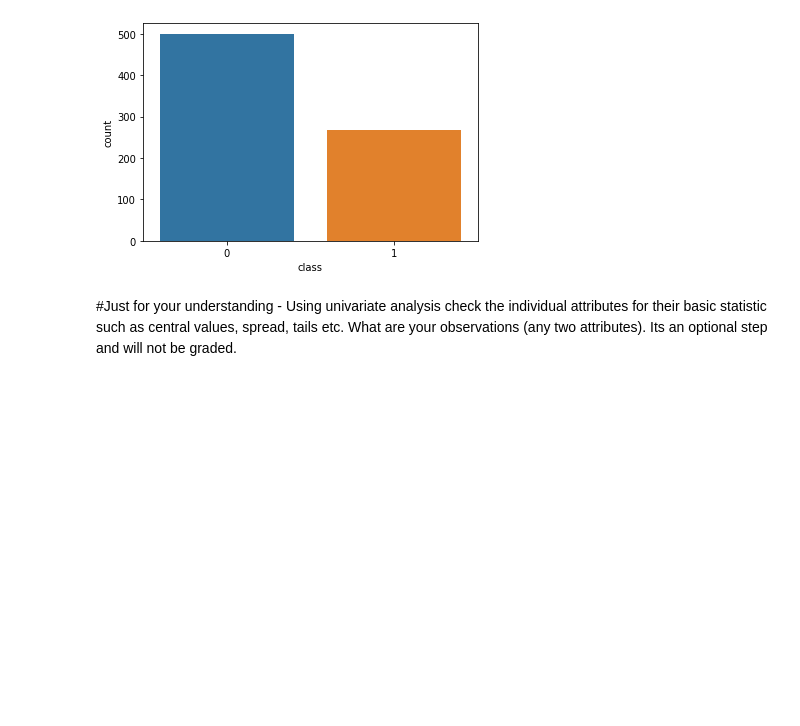
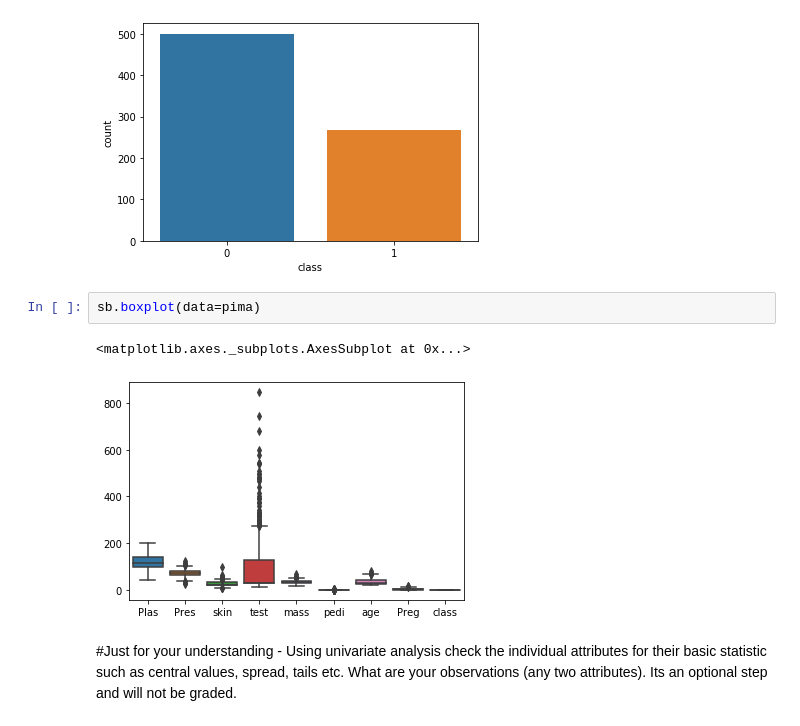
Before and after one commit to GreatLearningAIML1/bangalore-aug19-batch-madhvigaur19473, a Jupyter notebook: R3-Internal Lab-PimaD.ipynb, the cells around one changed output. Cells and saved outputs as stored; diff of their text form; blank space fills up the shorter version.

```diff
--- a/R3-Internal Lab-PimaD.ipynb
+++ b/R3-Internal Lab-PimaD.ipynb
@@ -162,6 +163,11 @@ sb.countplot(x='class', data=pima)
 # %% [output]
 <matplotlib.axes._subplots.AxesSubplot at 0x...>
 [figure]
+# %%
+sb.boxplot(data=pima)
+# %% [output]
+<matplotlib.axes._subplots.AxesSubplot at 0x...>
+[figure, added]
 # %% [markdown]
 #Just for your understanding - Using univariate analysis check the individual attributes for their basic statistic such as central values, spread, tails etc. What are your observations (any two attributes). Its an optional step and will not be graded.
 # %%
```
Also changed, not shown: parts of 5 cells of this notebook.
